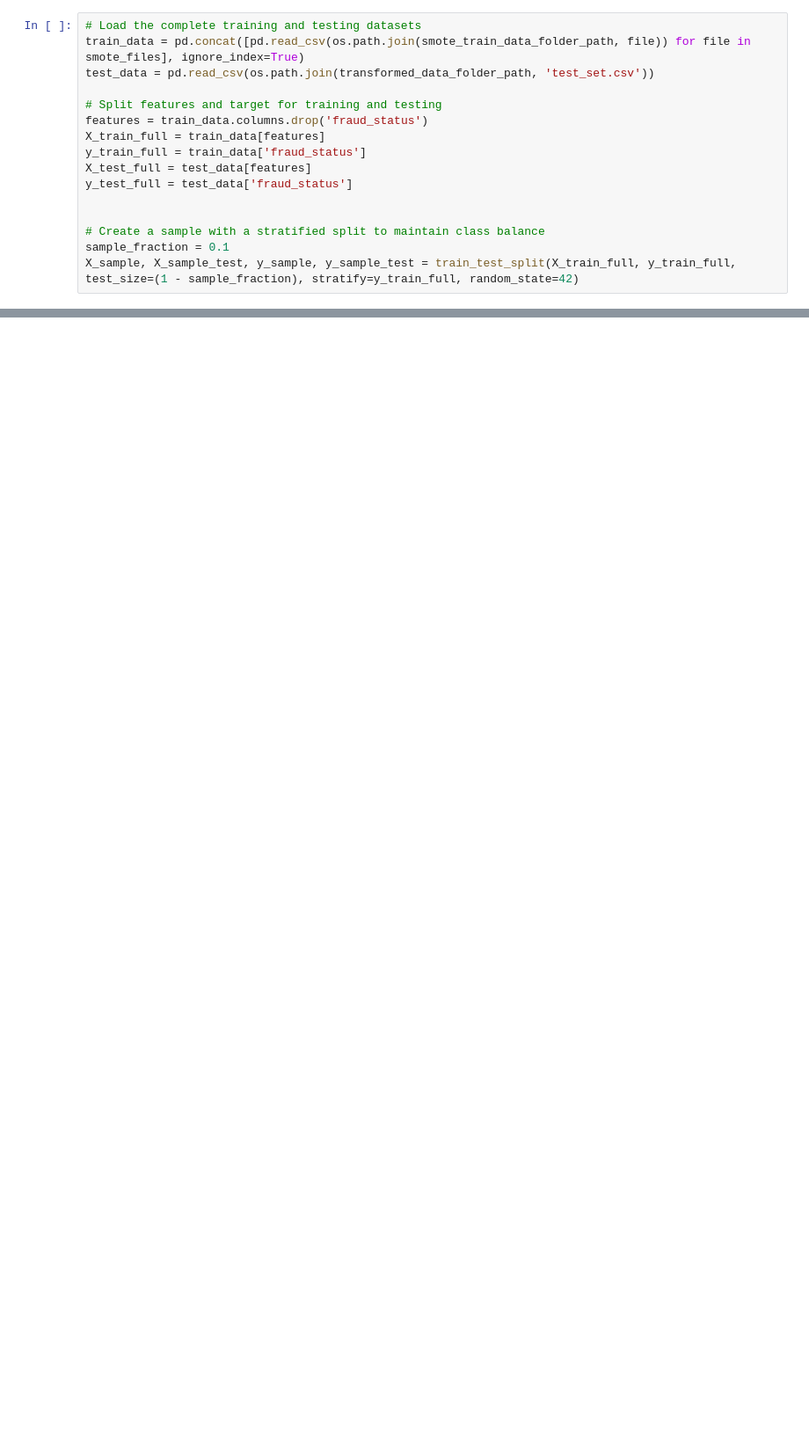
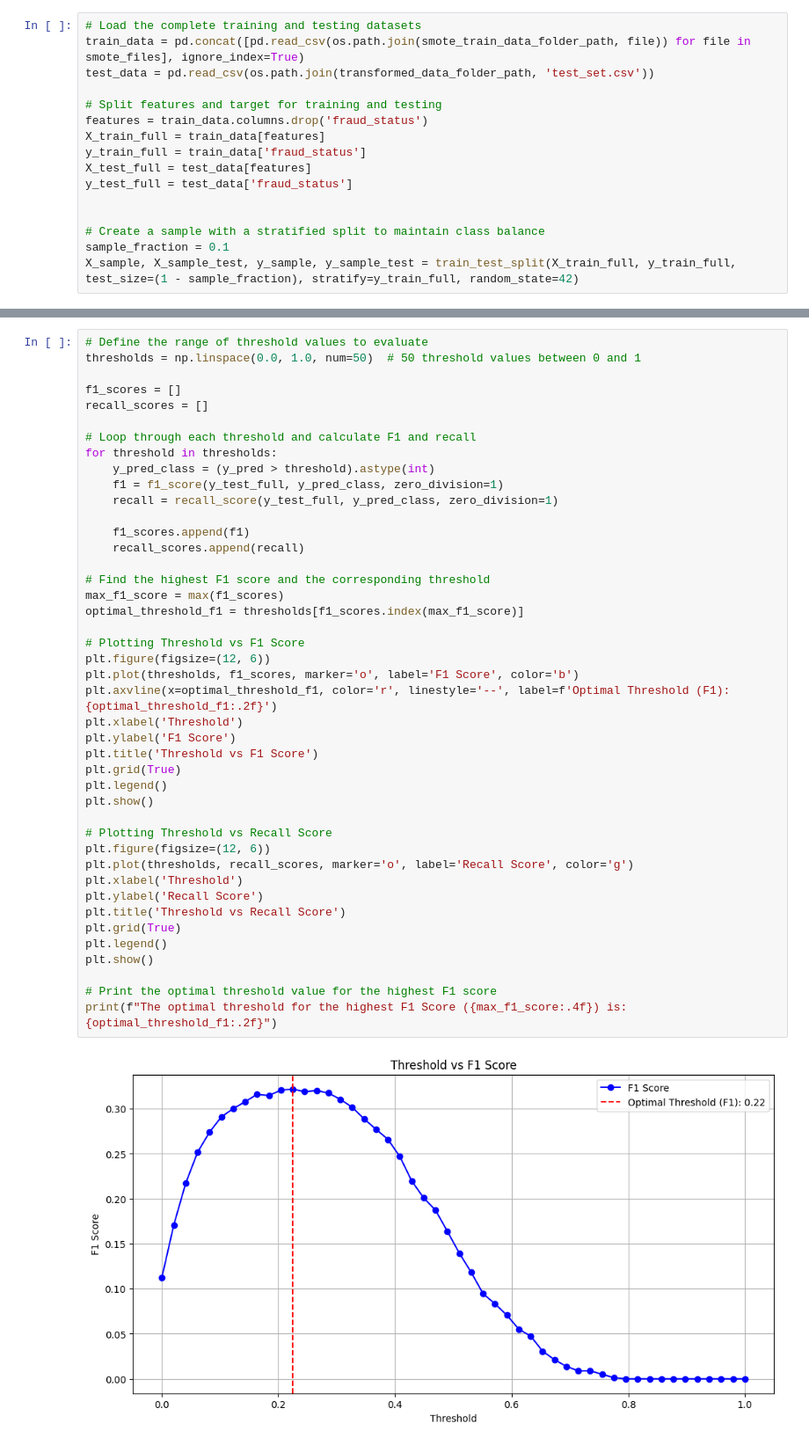
Before and after one commit to bernisschow/CS3244-Fraud-Detection-in-Electricity-and-Gas-Consumption, a Jupyter notebook: DT Continuous Output Model.ipynb, the cells around one changed output, grey strips where cells are left out. Shown at 88% size. Cells and saved outputs as stored; diff of their text form; blank space fills up the shorter version.

```diff
--- a/DT Continuous Output Model.ipynb
+++ b/DT Continuous Output Model.ipynb
@@ -400,0 +659,45 @@ print(confusion_matrix(y_test_final, y_pred_class))
+# %%
+# Define the range of threshold values to evaluate
+thresholds = np.linspace(0.0, 1.0, num=50)  # 50 threshold values between 0 and 1
+
+f1_scores = []
+recall_scores = []
+
+# Loop through each threshold and calculate F1 and recall
+for threshold in thresholds:
+    y_pred_class = (y_pred > threshold).astype(int)
+    f1 = f1_score(y_test_full, y_pred_class, zero_division=1)
+    recall = recall_score(y_test_full, y_pred_class, zero_division=1)
+
+    f1_scores.append(f1)
+    recall_scores.append(recall)
+
+# Find the highest F1 score and the corresponding threshold
+max_f1_score = max(f1_scores)
+optimal_threshold_f1 = thresholds[f1_scores.index(max_f1_score)]
+
+# Plotting Threshold vs F1 Score
+plt.figure(figsize=(12, 6))
+plt.plot(thresholds, f1_scores, marker='o', label='F1 Score', color='b')
+plt.axvline(x=optimal_threshold_f1, color='r', linestyle='--', label=f'Optimal Threshold (F1): {optimal_threshold_f1:.2f}')
+plt.xlabel('Threshold')
+plt.ylabel('F1 Score')
+plt.title('Threshold vs F1 Score')
+plt.grid(True)
+plt.legend()
+plt.show()
+
+# Plotting Threshold vs Recall Score
+plt.figure(figsize=(12, 6))
+plt.plot(thresholds, recall_scores, marker='o', label='Recall Score', color='g')
+plt.xlabel('Threshold')
+plt.ylabel('Recall Score')
+plt.title('Threshold vs Recall Score')
+plt.grid(True)
+plt.legend()
+plt.show()
+
+# Print the optimal threshold value for the highest F1 score
+print(f"The optimal threshold for the highest F1 Score ({max_f1_score:.4f}) is: {optimal_threshold_f1:.2f}")
+# %% [output]
+[figure, added]
```
Also changed, not shown: parts of 20 cells of this notebook.
